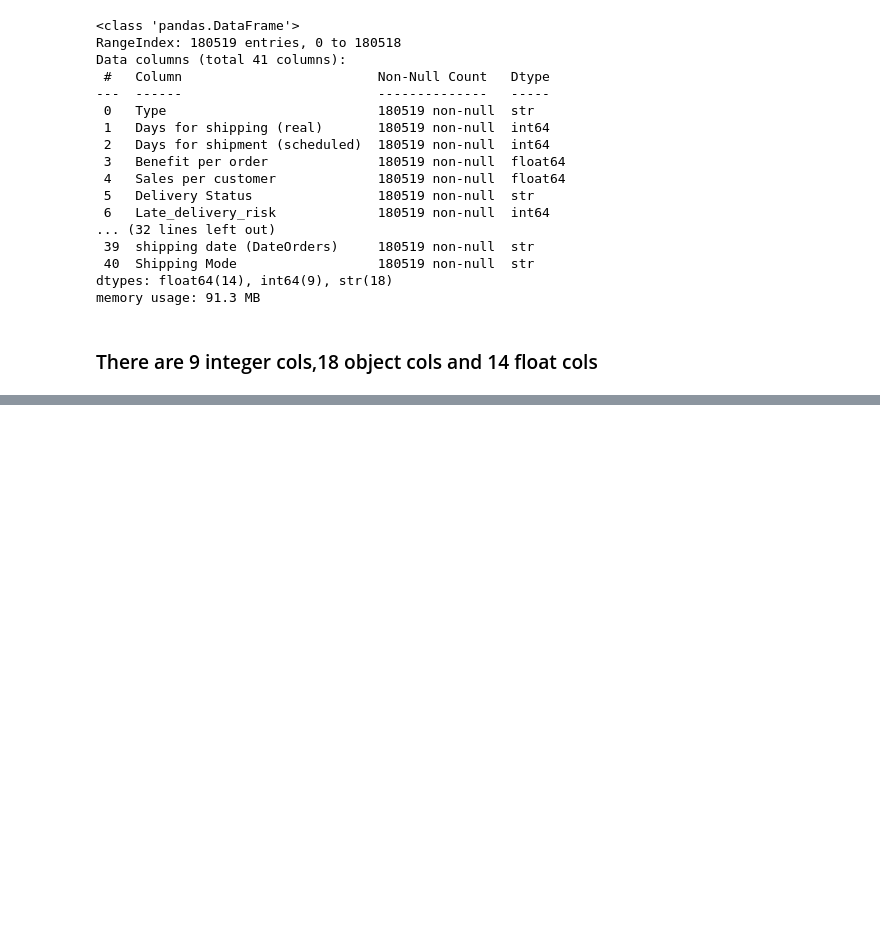
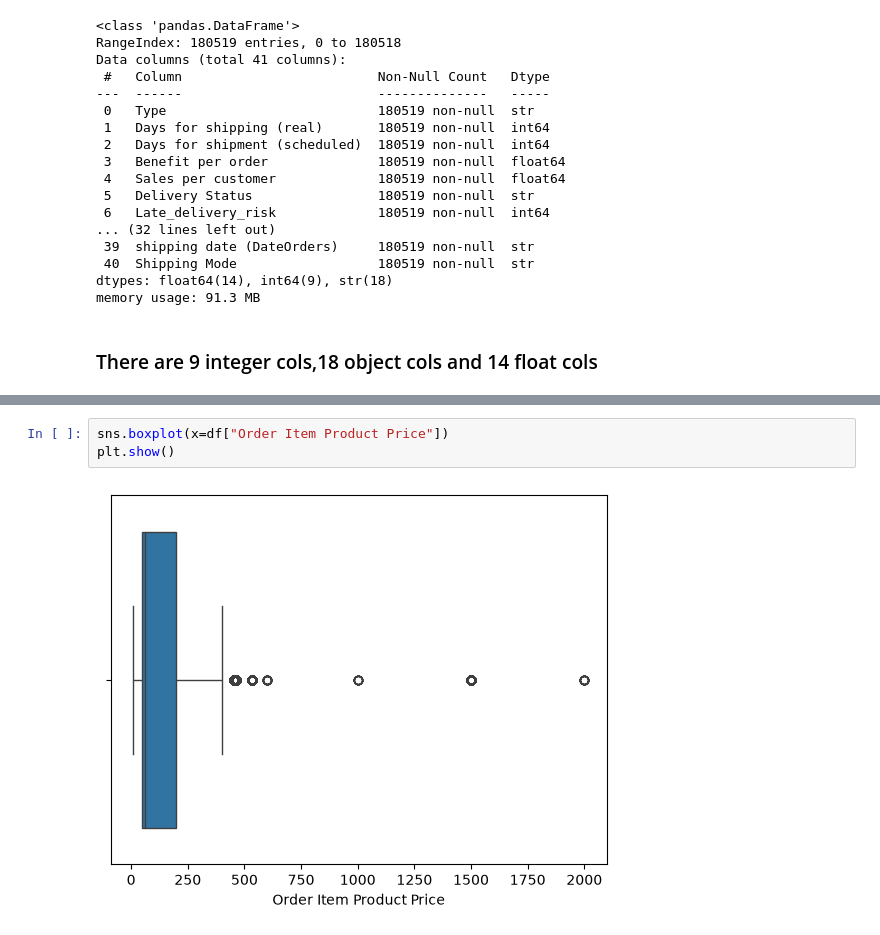
Before and after one commit to itsvartika23/Task_3_Ensemble_Learning-, a Jupyter notebook: model_train.ipynb, the cells around one changed output, grey strips where cells are left out. Drawn from its saved outputs; the diff is of its cells as text; blank space fills up the shorter version.

```diff
--- a/model_train.ipynb
+++ b/model_train.ipynb
@@ -66,0 +264,5 @@ df.describe().T
+# %%
+sns.boxplot(x=df["Order Item Product Price"])
+plt.show()
+# %% [output]
+[figure, added]
```
Also changed, not shown: parts of 80 cells of this notebook.
